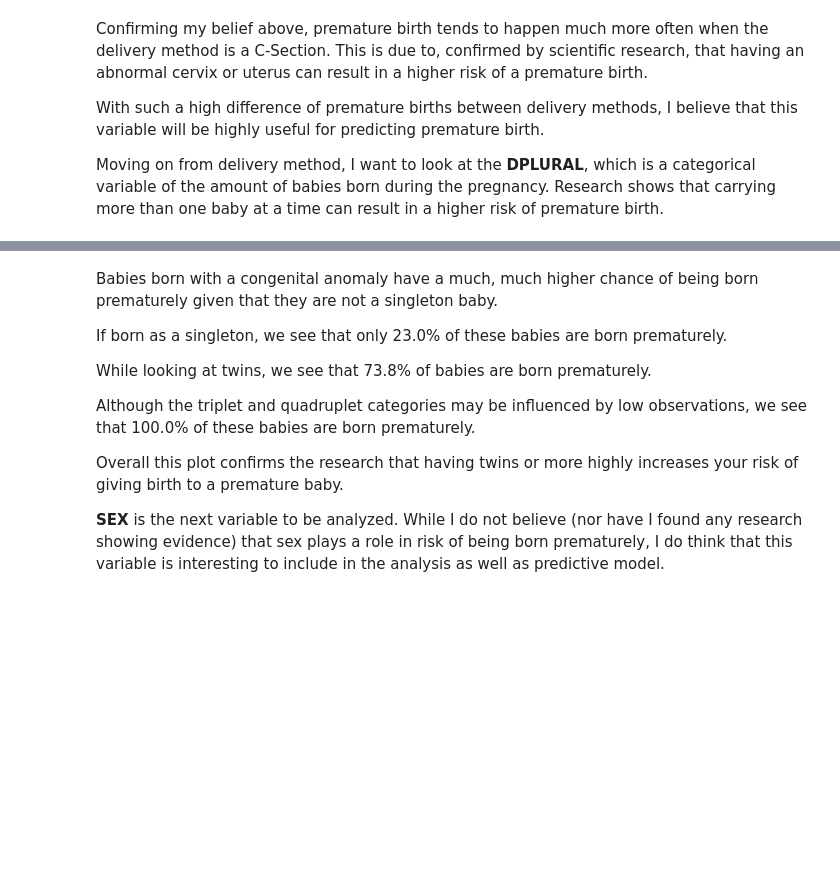
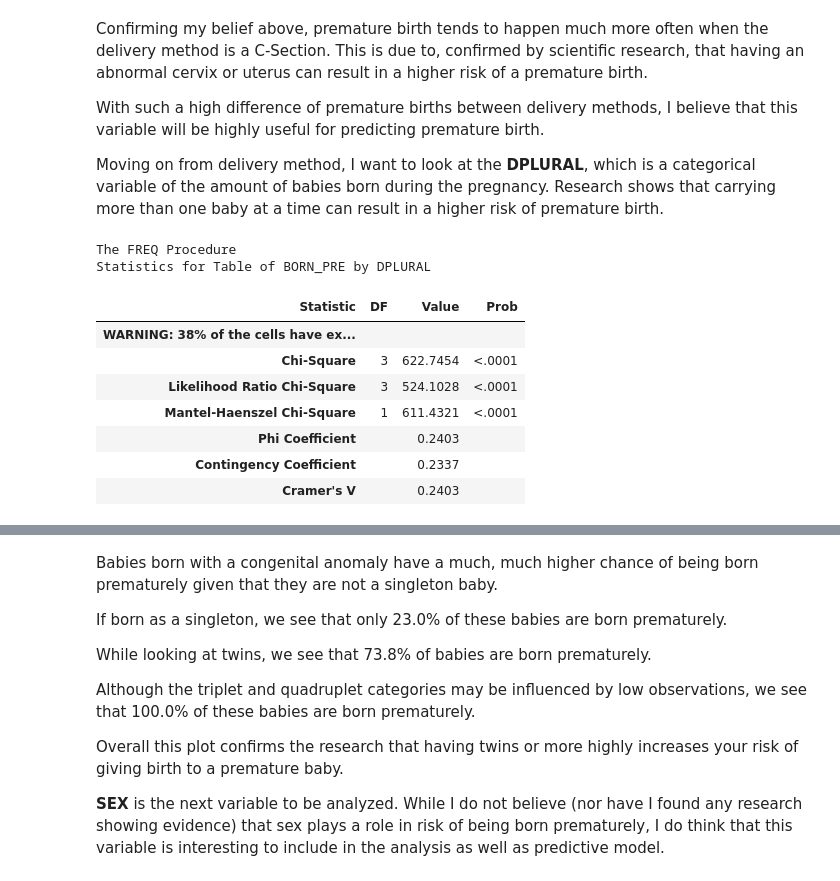
Before and after one commit to joshjanda1/STAT448_ADA, a Jupyter notebook: Natality_Analysis/datachallenge2.ipynb, the cells around one changed output, grey strips where cells are left out. Cells and saved outputs as stored; diff of their text form; code cells hidden in the pictures; blank space fills up the shorter version.

```diff
--- a/Natality_Analysis/datachallenge2.ipynb
+++ b/Natality_Analysis/datachallenge2.ipynb
@@ -506,6 +538,22 @@ Confirming my belief above, premature birth tends to happen much more often when
 With such a high difference of premature births between delivery methods, I believe that this variable will be highly useful for predicting premature birth.
 
 Moving on from delivery method, I want to look at the **DPLURAL**, which is a categorical variable of the amount of babies born during the pregnancy. Research shows that carrying more than one baby at a time can result in a higher risk of premature birth.
+# %%
+proc freq data=birth;
+    tables born_pre*DPLURAL /chisq;
+    ods select ChiSq;
+run;
+# %% [output]
+The FREQ Procedure
+Statistics for Table of BORN_PRE by DPLURAL
+| Statistic | DF | Value | Prob |
+| WARNING: 38% of the cells have ex... |  |  |  |
+| Chi-Square | 3 | 622.7454 | <.0001 |
+| Likelihood Ratio Chi-Square | 3 | 524.1028 | <.0001 |
+| Mantel-Haenszel Chi-Square | 1 | 611.4321 | <.0001 |
+| Phi Coefficient |  | 0.2403 |  |
+| Contingency Coefficient |  | 0.2337 |  |
+| Cramer's V |  | 0.2403 |  |
 # %%
 proc sgplot data = birth pctlevel=group;
     format DPLURAL dplural_form. BORN_PRE preemie_form.;
```
Also changed, not shown: parts of 11 cells of this notebook, 2 other files.
